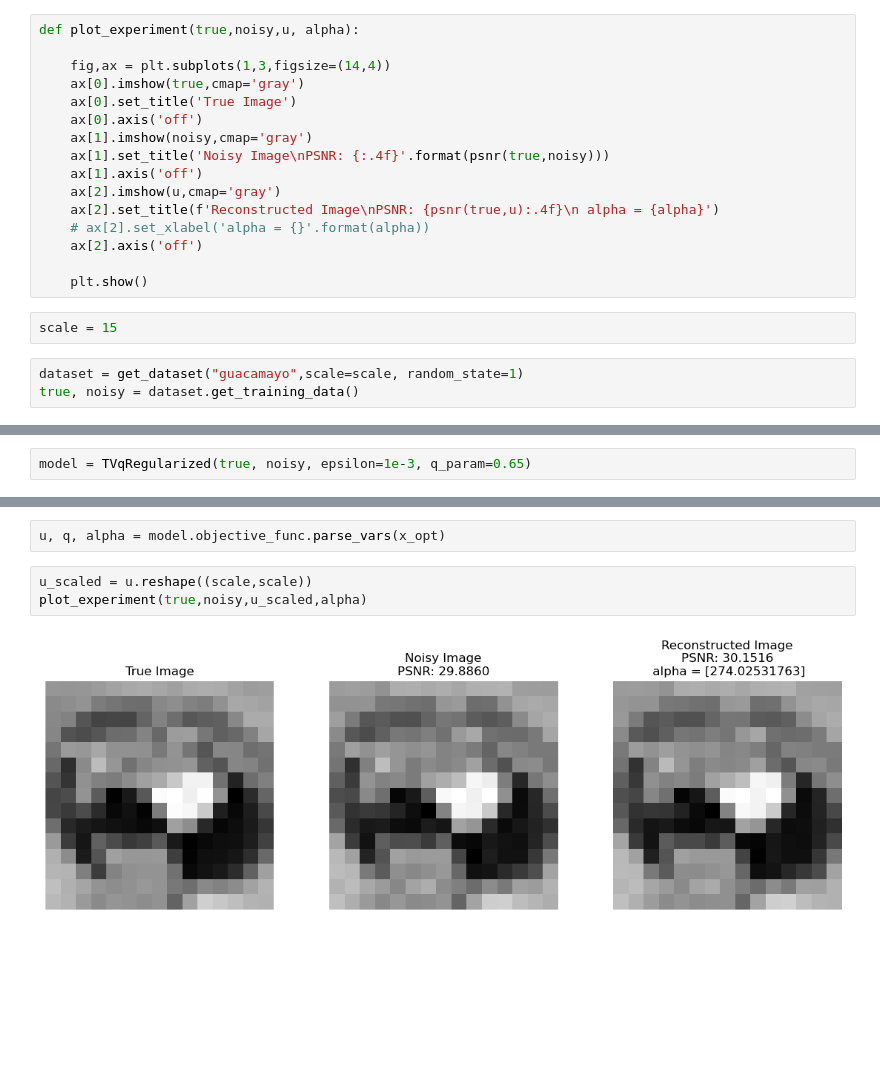
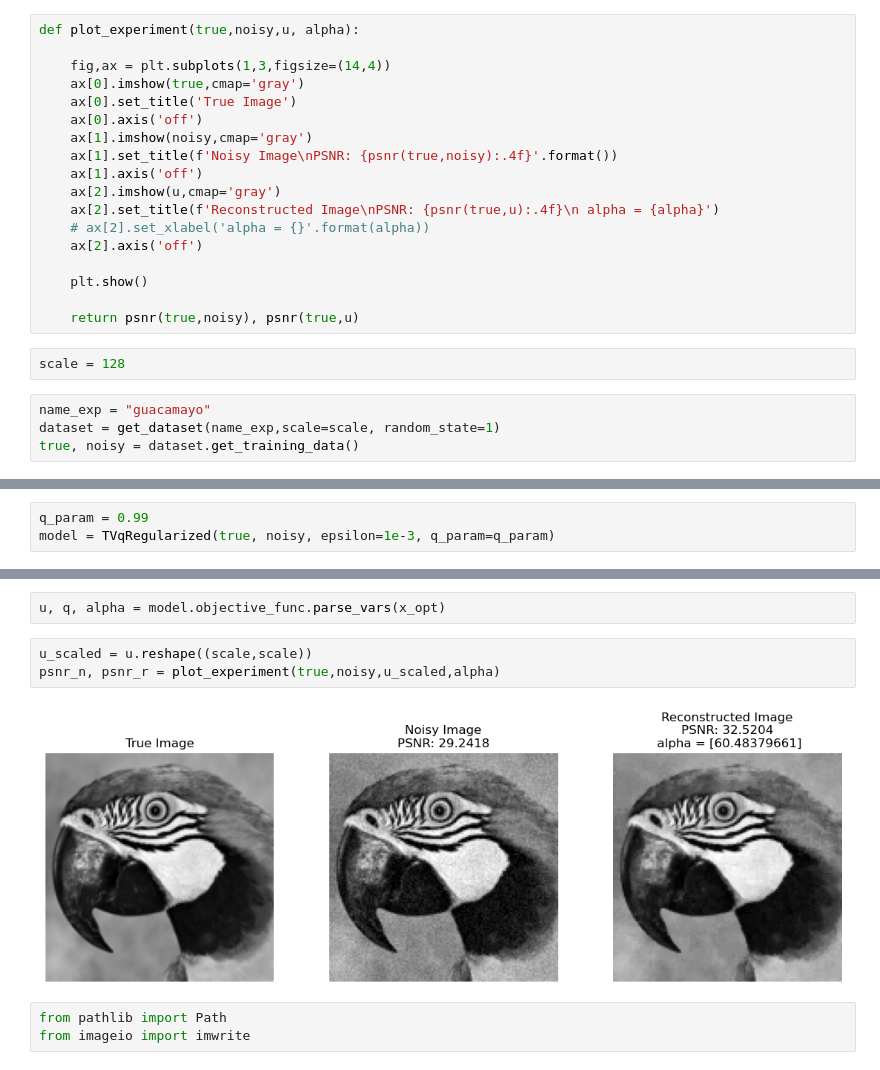
Before and after one commit to dvillacis/bimpcc_2, a Jupyter notebook: notebook/tvq_reg_experiments.ipynb, the cells around one changed output, grey strips where cells are left out. Cells and saved outputs as stored; diff of their text form; blank space fills up the shorter version.

```diff
--- a/notebook/tvq_reg_experiments.ipynb
+++ b/notebook/tvq_reg_experiments.ipynb
@@ -22,7 +22,7 @@ def plot_experiment(true,noisy,u, alpha):
     ax[0].set_title('True Image')
     ax[0].axis('off')
     ax[1].imshow(noisy,cmap='gray')
-    ax[1].set_title('Noisy Image\nPSNR: {:.4f}'.format(psnr(true,noisy)))
+    ax[1].set_title(f'Noisy Image\nPSNR: {psnr(true,noisy):.4f}'.format())
     ax[1].axis('off')
     ax[2].imshow(u,cmap='gray')
     ax[2].set_title(f'Reconstructed Image\nPSNR: {psnr(true,u):.4f}\n alpha = {alpha}')
@@ -30,10 +30,13 @@ def plot_experiment(true,noisy,u, alpha):
     ax[2].axis('off')
 
     plt.show()
+
+    return psnr(true,noisy), psnr(true,u)
 # %%
-scale = 15
+scale = 128
 # %%
-dataset = get_dataset("guacamayo",scale=scale, random_state=1)
+name_exp = "guacamayo"
+dataset = get_dataset(name_exp,scale=scale, random_state=1)
 true, noisy = dataset.get_training_data()
 # %%
 fig,ax = plt.subplots(1,2,figsize=(10,5))
@@ -49,5 +52,6 @@ ax[1].axis('off')
 # %%
-model = TVqRegularized(true, noisy, epsilon=1e-3, q_param=0.65)
+q_param = 0.99
+model = TVqRegularized(true, noisy, epsilon=1e-3, q_param=q_param)
 # %%
 res,x_opt,fun_opt = model.solve(max_iter=3000,tol=1e-4,print_level=5)
 # %% [output]
@@ -72,6 +96,9 @@ alpha= [274.02531763]
 u, q, alpha = model.objective_func.parse_vars(x_opt)
 # %%
 u_scaled = u.reshape((scale,scale))
-plot_experiment(true,noisy,u_scaled,alpha)
+psnr_n, psnr_r = plot_experiment(true,noisy,u_scaled,alpha)
 # %% [output]
-[figure, old version]
+[figure, new version]
+# %%
+from pathlib import Path
+from imageio import imwrite
```
Also changed, not shown: parts of 12 cells of this notebook, 9 other files.
